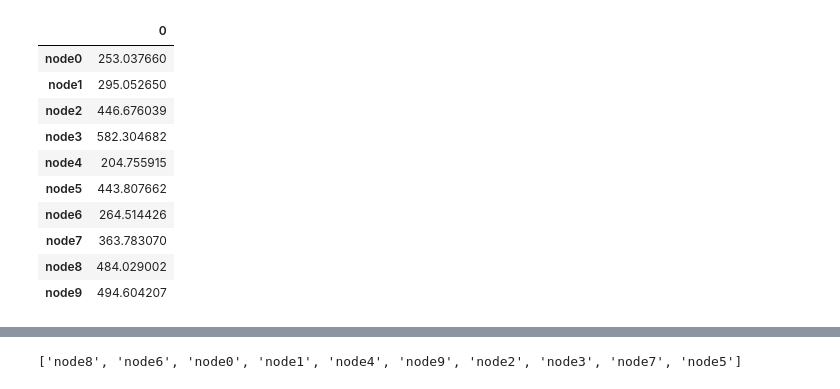
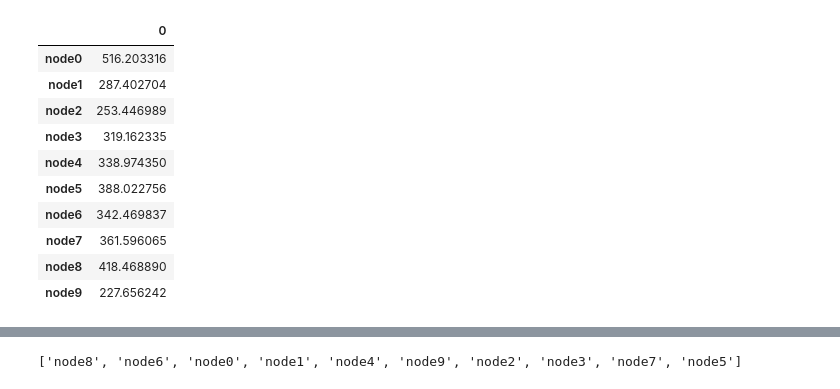
Before and after one commit to kazuyahirotsu/LoRaPos, a Jupyter notebook: simulation/flora_simulation/scripts/analysis_berlin_gw200m.ipynb, the cells around one changed output, grey strips where cells are left out. Drawn from its saved outputs; the diff is of its cells as text; code cells hidden in the pictures.

```diff
--- a/simulation/flora_simulation/scripts/analysis_berlin_gw200m.ipynb
+++ b/simulation/flora_simulation/scripts/analysis_berlin_gw200m.ipynb
@@ -27,22 +27,22 @@ df
-# %%
-# rssi_berlin_gw200m.csv
-locations = [[-304.52156108273766, 371.6134448465055, 23], [-490.069254154322, 218.16444607650294, 23], [-195.2116354190786, 147.33327780419074, 19], [-826.016524055903, 31.35696931360557, 22], [-364.93909694406386, 433.4378240604358, 23], [-578.9059389930152, 63.82588789400968, 19], [-534.809727985328, 268.8693326263983, 23], [-381.3320065556517, 146.66610824442768, 23], [-834.2487712408622, 196.25904552752453, 19], [-823.3678880051875, 745.5619831521817, 23]]
-distances = [253.03766042806518, 295.0526501865405, 446.67603858987115, 582.3046822065767, 204.7559153088667, 443.80766171099435, 264.514425566665, 363.7830704582154, 484.02900246146675, 494.60420677873907]
-initial_node_order = ['node0', 'node1', 'node2', 'node3', 'node4', 'node5', 'node6', 'node7', 'node8', 'node9']
-conditions = pd.DataFrame(distances, index=initial_node_order)
-conditions
-# %% [output]
-|  | 0 |
-| node0 | 253.037660 |
-| node1 | 295.052650 |
-| node2 | 446.676039 |
-| node3 | 582.304682 |
-| node4 | 204.755915 |
-| node5 | 443.807662 |
-| node6 | 264.514426 |
-| node7 | 363.783070 |
-| node8 | 484.029002 |
-| node9 | 494.604207 |
+# %%
+# rssi_berlin_gw200m.csv
+locations = [[822.0194698360865, 739.4046194171533, 23], [263.9939801048604, 299.80550314765424, 23], [468.6109037408023, 606.6390164084733, 23], [677.377121595724, 311.6158274188638, 5.1], [734.4841017249855, 487.4600875368342, 23], [714.6851075206068, 205.09913122281432, 19], [403.5160410553799, 136.8531596083194, 23], [220.07116886903532, 212.38414978329092, 23], [108.28748674801318, 581.6178667871282, 19], [511.31633024220355, 295.69291112665087, 23]]
+distances = [516.2033160778699, 287.4027044977627, 253.44698927410218, 319.1623346760155, 338.974350190995, 388.0227564713546, 342.4698374797927, 361.5960649309987, 418.4688903961364, 227.65624182975756]
+initial_node_order = ['node0', 'node1', 'node2', 'node3', 'node4', 'node5', 'node6', 'node7', 'node8', 'node9']
+conditions = pd.DataFrame(distances, index=initial_node_order)
+conditions
+# %% [output]
+|  | 0 |
+| node0 | 516.203316 |
+| node1 | 287.402704 |
+| node2 | 253.446989 |
+| node3 | 319.162335 |
+| node4 | 338.974350 |
+| node5 | 388.022756 |
+| node6 | 342.469837 |
+| node7 | 361.596065 |
+| node8 | 418.468890 |
+| node9 | 227.656242 |
 # %%
 df_count = pd.read_csv("../results/count_berlin_gw200m.csv")
 df_count
```
Also changed, not shown: parts of 13 cells of this notebook, 20 other files.
